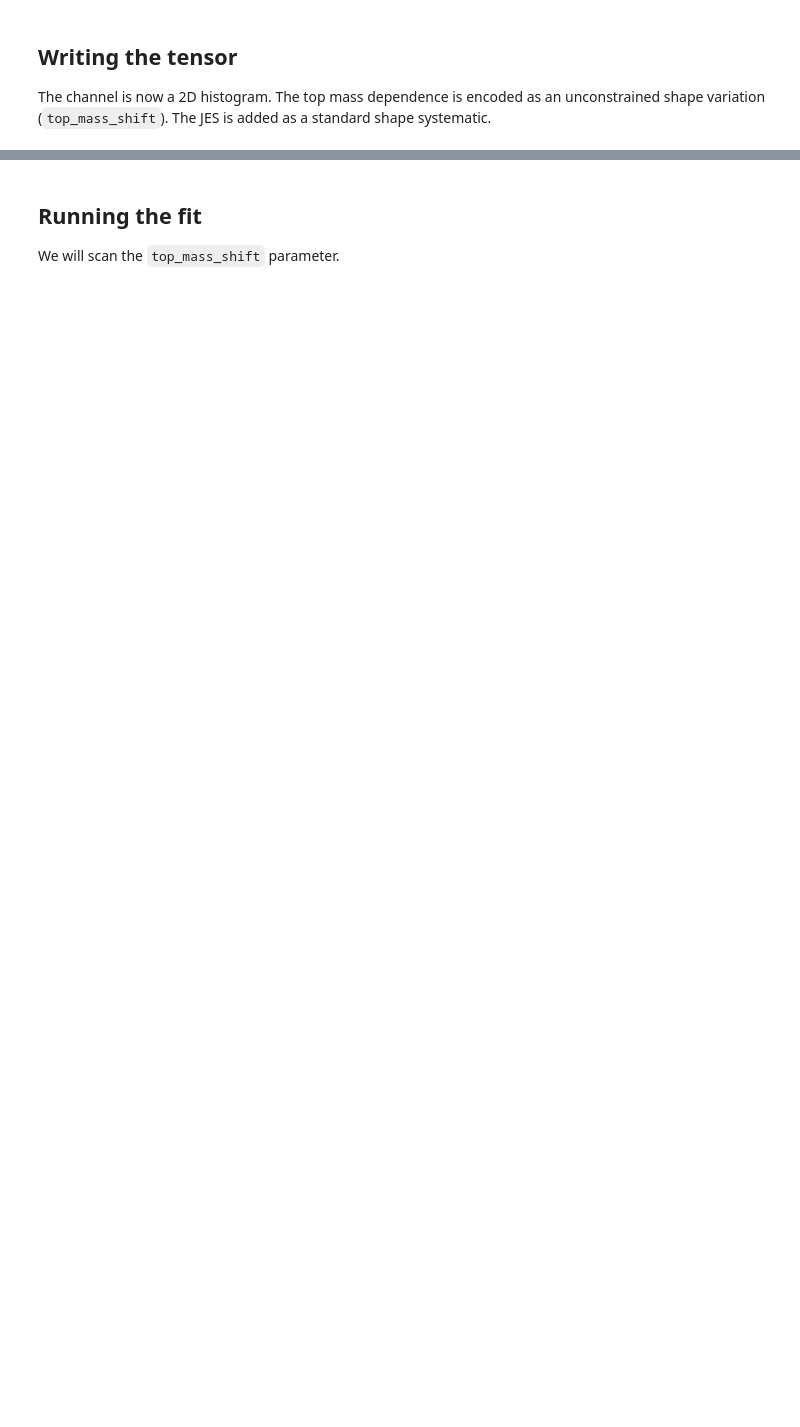
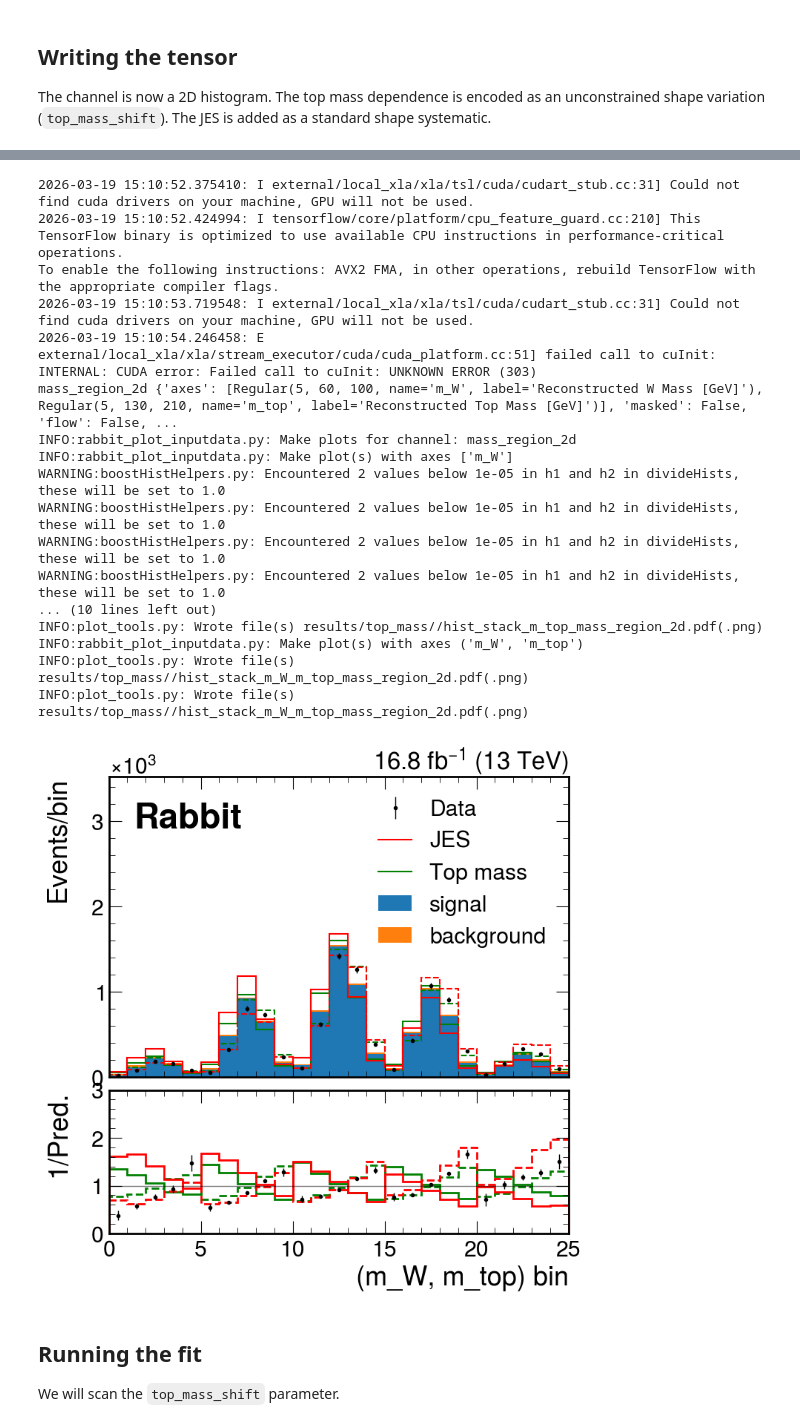
Before and after one commit to davidwalter2/rabbit, a Jupyter notebook: notebooks/tutorial_3_top_mass.ipynb, the cells around one changed output, grey strips where cells are left out. Drawn from its saved outputs; the diff is of its cells as text; code cells hidden in the pictures; blank space fills up the shorter version.

```diff
--- a/notebooks/tutorial_3_top_mass.ipynb
+++ b/notebooks/tutorial_3_top_mass.ipynb
@@ -155,3 +298,29 @@ print(f"Tensor written to {out_hdf5}")
+# %%
+!rabbit_plot_inputdata.py {outdir}/top_mass_jes_tensor.hdf5 -o {outdir} --legCols 1 --yscale 2 --rrange 0.0 3.0 \
+--varName top_mass_shift jes --varLabel 'Top mass' 'JES' --varColor green red
+
+#display(Image(filename=f'{outdir}/hist_stack_m_W_mass_region_2d.png'))
+#display(Image(filename=f'{outdir}/hist_stack_m_top_mass_region_2d.png'))
+display(Image(filename=f'{outdir}/hist_stack_m_W_m_top_mass_region_2d.png'))
+# %% [output]
+2026-03-19 15:10:52.375410: I external/local_xla/xla/tsl/cuda/cudart_stub.cc:31] Could not find cuda drivers on your machine, GPU will not be used.
+2026-03-19 15:10:52.424994: I tensorflow/core/platform/cpu_feature_guard.cc:210] This TensorFlow binary is optimized to use available CPU instructions in performance-critical operations.
+To enable the following instructions: AVX2 FMA, in other operations, rebuild TensorFlow with the appropriate compiler flags.
+2026-03-19 15:10:53.719548: I external/local_xla/xla/tsl/cuda/cudart_stub.cc:31] Could not find cuda drivers on your machine, GPU will not be used.
+2026-03-19 15:10:54.246458: E external/local_xla/xla/stream_executor/cuda/cuda_platform.cc:51] failed call to cuInit: INTERNAL: CUDA error: Failed call to cuInit: UNKNOWN ERROR (303)
+mass_region_2d {'axes': [Regular(5, 60, 100, name='m_W', label='Reconstructed W Mass [GeV]'), Regular(5, 130, 210, name='m_top', label='Reconstructed Top Mass [GeV]')], 'masked': False, 'flow': False, ...
+INFO:rabbit_plot_inputdata.py: Make plots for channel: mass_region_2d
+INFO:rabbit_plot_inputdata.py: Make plot(s) with axes ['m_W']
+WARNING:boostHistHelpers.py: Encountered 2 values below 1e-05 in h1 and h2 in divideHists, these will be set to 1.0
+WARNING:boostHistHelpers.py: Encountered 2 values below 1e-05 in h1 and h2 in divideHists, these will be set to 1.0
+WARNING:boostHistHelpers.py: Encountered 2 values below 1e-05 in h1 and h2 in divideHists, these will be set to 1.0
+WARNING:boostHistHelpers.py: Encountered 2 values below 1e-05 in h1 and h2 in divideHists, these will be set to 1.0
+... (10 lines left out)
+INFO:plot_tools.py: Wrote file(s) results/top_mass//hist_stack_m_top_mass_region_2d.pdf(.png)
+INFO:rabbit_plot_inputdata.py: Make plot(s) with axes ('m_W', 'm_top')
+INFO:plot_tools.py: Wrote file(s) results/top_mass//hist_stack_m_W_m_top_mass_region_2d.pdf(.png)
+INFO:plot_tools.py: Wrote file(s) results/top_mass//hist_stack_m_W_m_top_mass_region_2d.pdf(.png)
+[figure, added]
 # %% [markdown]
 ## Running the fit
 
```
Also changed, not shown: parts of 24 cells of this notebook, 1 other file.
